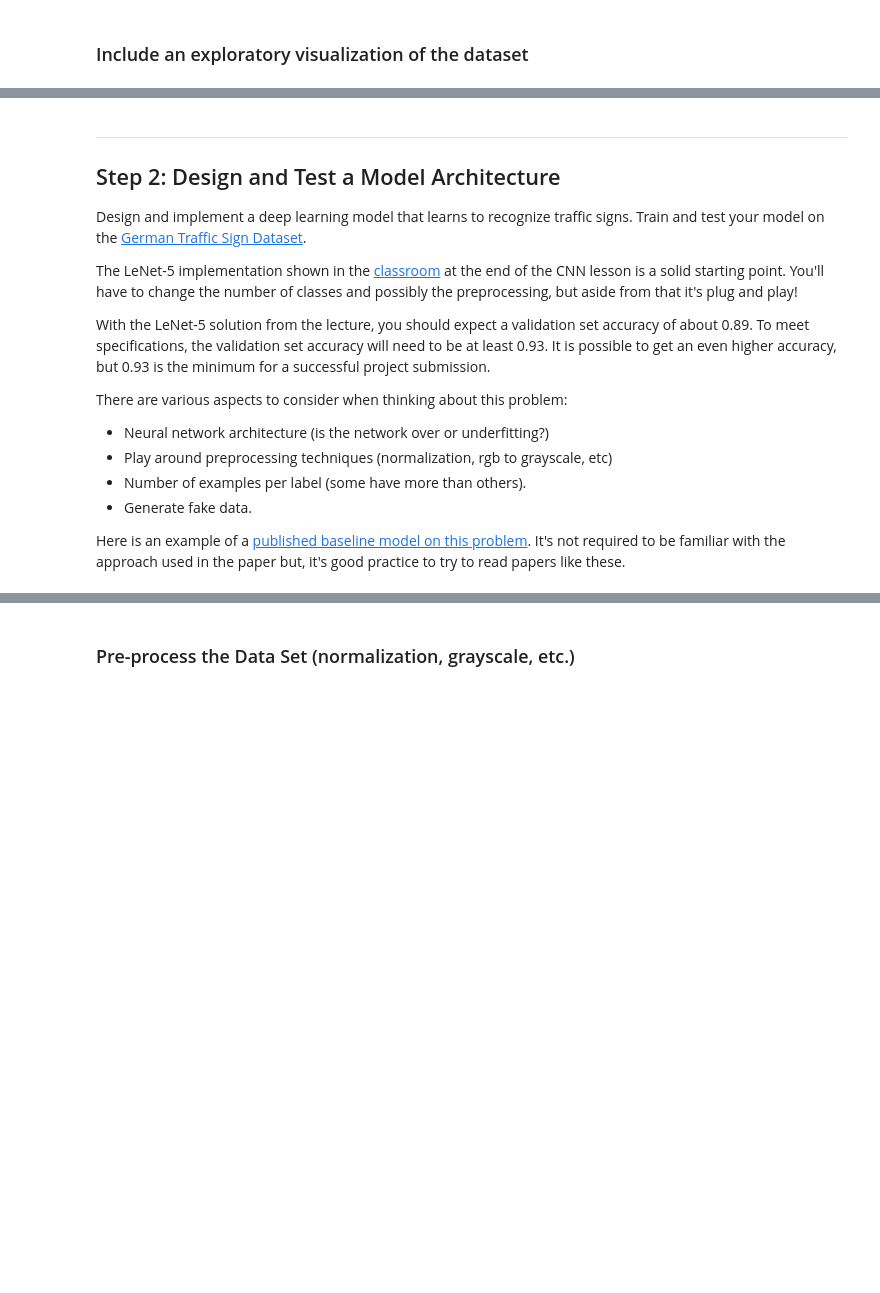
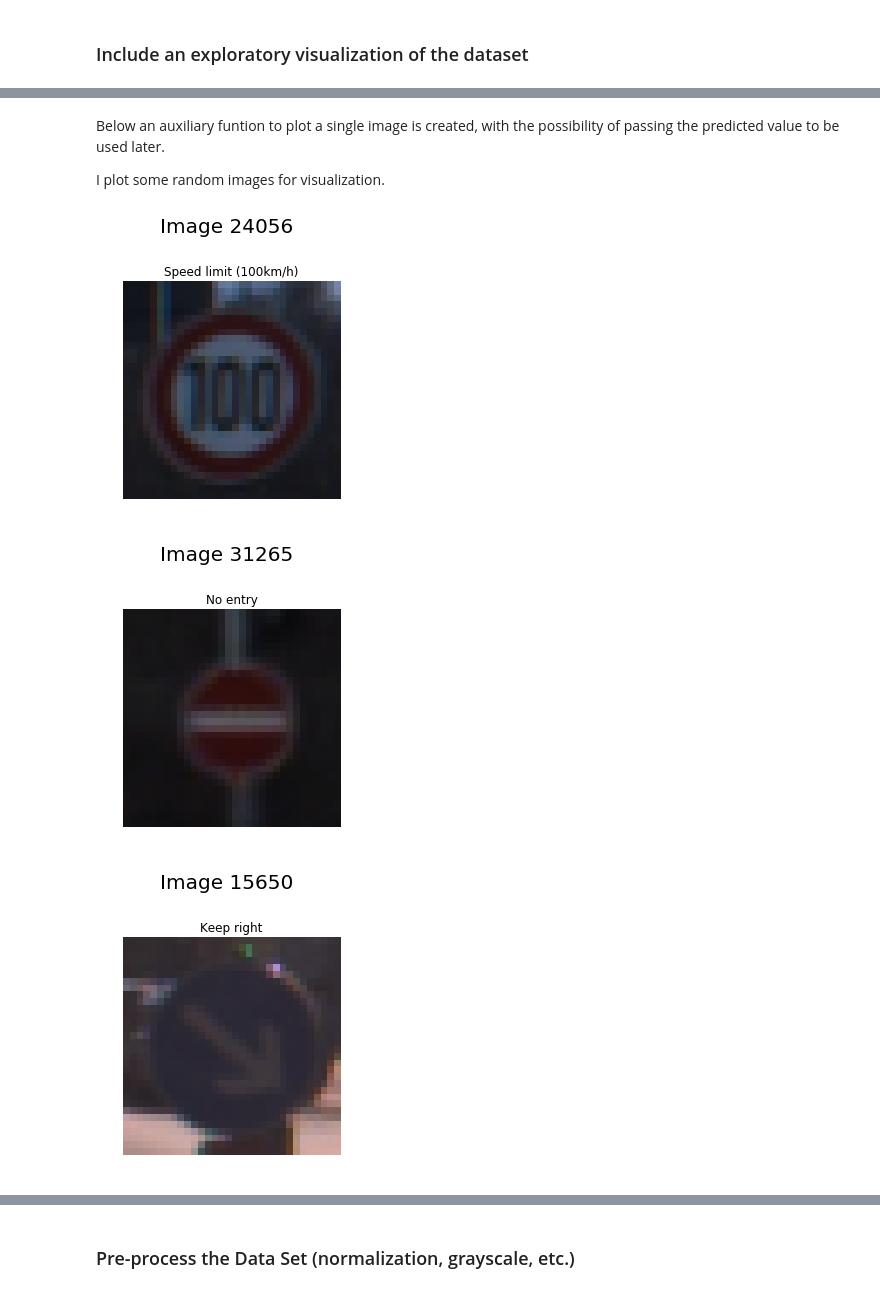
Before and after one commit to rpicatoste/carnd-term1-project2-traffic-sign-classifier, a Jupyter notebook: Traffic_Sign_Classifier.ipynb, the cells around one changed output, grey strips where cells are left out. Cells and saved outputs as stored; diff of their text form; code cells hidden in the pictures; blank space fills up the shorter version.

Commit message:
Almost there.

```diff
--- a/Traffic_Sign_Classifier.ipynb
+++ b/Traffic_Sign_Classifier.ipynb
@@ -25,9 +13,11 @@ import pickle
 
 # TODO: Fill this in based on where you saved the training and testing data
 
-training_file = ?
-validation_file=?
-testing_file = ?
+training_file =   './data/train.p'
+validation_file = './data/valid.p'
+testing_file =    './data/test.p'
+
+classes_file = 'signnames.csv'
 
 with open(training_file, mode='rb') as f:
     train = pickle.load(f)
@@ -39,3 +29,14 @@ with open(testing_file, mode='rb') as f:
 X_train, y_train = train['features'], train['labels']
 X_valid, y_valid = valid['features'], valid['labels']
 X_test, y_test = test['features'], test['labels']
+
+assert(len(X_train) == len(y_train))
+assert(len(X_valid) == len(y_valid))
+assert(len(X_test) == len(y_test))
+
+print()
+print("Image Shape: {}".format(X_train[0].shape))
+print()
+print("Training Set:   {} samples".format(len(X_train)))
+print("Validation Set: {} samples".format(len(X_valid)))
+print("Test Set:       {} samples".format(len(X_test)))
@@ -91,19 +103,40 @@ import matplotlib.pyplot as plt
-# %% [markdown]
-----
-
-## Step 2: Design and Test a Model Architecture
-
-Design and implement a deep learning model that learns to recognize traffic signs. Train and test your model on the [German Traffic Sign Dataset](http://benchmark.ini.rub.de/?section=gtsrb&subsection=dataset).
-
-The LeNet-5 implementation shown in the [classroom](https://classroom.udacity.com/nanodegrees/nd013/parts/fbf77062-5703-404e-b60c-95b78b2f3f9e/modules/6df7ae49-c61c-4bb2-a23e-6527e69209ec/lessons/601ae704-1035-4287-8b11-e2c2716217ad/concepts/d4aca031-508f-4e0b-b493-e7b706120f81) at the end of the CNN lesson is a solid starting point. You'll have to change the number of classes and possibly the preprocessing, but aside from that it's plug and play!
-
-With the LeNet-5 solution from the lecture, you should expect a validation set accuracy of about 0.89. To meet specifications, the validation set accuracy will need to be at least 0.93. It is possible to get an even higher accuracy, but 0.93 is the minimum for a successful project submission.
-
-There are various aspects to consider when thinking about this problem:
-
-- Neural network architecture (is the network over or underfitting?)
-- Play around preprocessing techniques (normalization, rgb to grayscale, etc)
-- Number of examples per label (some have more than others).
-- Generate fake data.
-
-Here is an example of a [published baseline model on this problem](http://yann.lecun.com/exdb/publis/pdf/sermanet-ijcnn-11.pdf). It's not required to be familiar with the approach used in the paper but, it's good practice to try to read papers like these.
+# %% [markdown]
+Below an auxiliary funtion to plot a single image is created, with the possibility of passing the predicted value to be used later.
+
+I plot some random images for visualization.
+# %%
+### Data exploration visualization code goes here.
+### Feel free to use as many code cells as needed.
+import numpy as np
+import matplotlib.pyplot as plt
+from sklearn.preprocessing import LabelBinarizer
+%matplotlib inline
+
+def plot_image(image_i,  images, label_ids, prediction = -1):
+
+    image = images[image_i]
+    label_id = label_ids[image_i]
+
+    fig, axies = plt.subplots(nrows=1, ncols=1)
+
+    fig.suptitle('Image '+ str(image_i), fontsize=20, y=1.1)
+
+    if prediction == -1:
+        correct_name = label_names[label_id]
+    else:
+        correct_name = 'True: ' + label_names[label_id] + '\nPrediction: ' + label_names[prediction]
+
+    axies.imshow(image)
+    axies.set_title(correct_name)
+    axies.set_axis_off()
+
+index = random.randint(0, len(X_train))
+plot_image(index, X_train, y_train)
+index = random.randint(0, len(X_train))
+plot_image(index, X_train, y_train)
+index = random.randint(0, len(X_train))
+plot_image(index, X_train, y_train)
+# %% [output]
+[figure, added]
+[figure, added]
+[figure, added]
```
Also changed, not shown: parts of 41 cells of this notebook, 3 other files.
